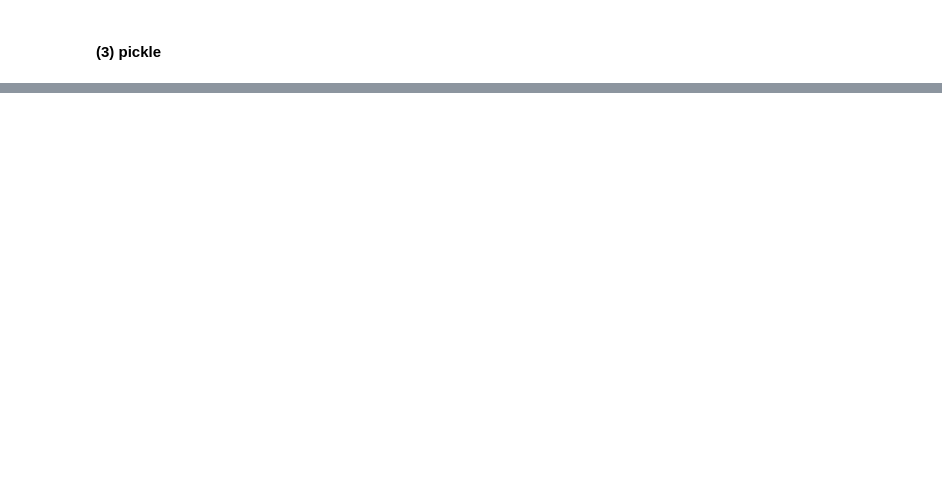
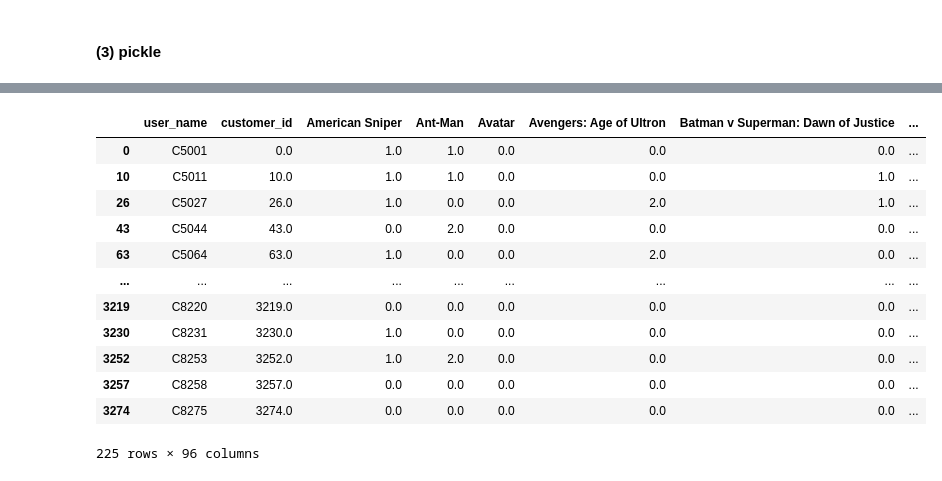
Before and after one commit to leesh26/POSCO-AI-Big-Data, a Jupyter notebook: 04. Movie_recommendation_customer_variables.ipynb, the cells around one changed output, grey strips where cells are left out. Cells and saved outputs as stored; diff of their text form; code cells hidden in the pictures; blank space fills up the shorter version.

```diff
--- a/04. Movie_recommendation_customer_variables.ipynb
+++ b/04. Movie_recommendation_customer_variables.ipynb
@@ -633,0 +476,18 @@ Shrek the Third
+# %%
+# 'C5001'고객의 선호 장르와 같은 고객들의 데이터만 남김
+df_user_genre = genre('C5001', df1, df_user_gender)
+df_user_genre
+# %% [output]
+|  | user_name | customer_id | American Sniper | Ant-Man | Avatar | Avengers: Age of Ultron | Batman v Superman: Dawn of Justice | ... |
+| 0 | C5001 | 0.0 | 1.0 | 1.0 | 0.0 | 0.0 | 0.0 | ... |
+| 10 | C5011 | 10.0 | 1.0 | 1.0 | 0.0 | 0.0 | 1.0 | ... |
+| 26 | C5027 | 26.0 | 1.0 | 0.0 | 0.0 | 2.0 | 1.0 | ... |
+| 43 | C5044 | 43.0 | 0.0 | 2.0 | 0.0 | 0.0 | 0.0 | ... |
+| 63 | C5064 | 63.0 | 1.0 | 0.0 | 0.0 | 2.0 | 0.0 | ... |
+| ... | ... | ... | ... | ... | ... | ... | ... | ... |
+| 3219 | C8220 | 3219.0 | 0.0 | 0.0 | 0.0 | 0.0 | 0.0 | ... |
+| 3230 | C8231 | 3230.0 | 1.0 | 0.0 | 0.0 | 0.0 | 0.0 | ... |
+| 3252 | C8253 | 3252.0 | 1.0 | 2.0 | 0.0 | 0.0 | 0.0 | ... |
+| 3257 | C8258 | 3257.0 | 0.0 | 0.0 | 0.0 | 0.0 | 0.0 | ... |
+| 3274 | C8275 | 3274.0 | 0.0 | 0.0 | 0.0 | 0.0 | 0.0 | ... |
+225 rows × 96 columns
```
Also changed, not shown: parts of 79 cells of this notebook.
